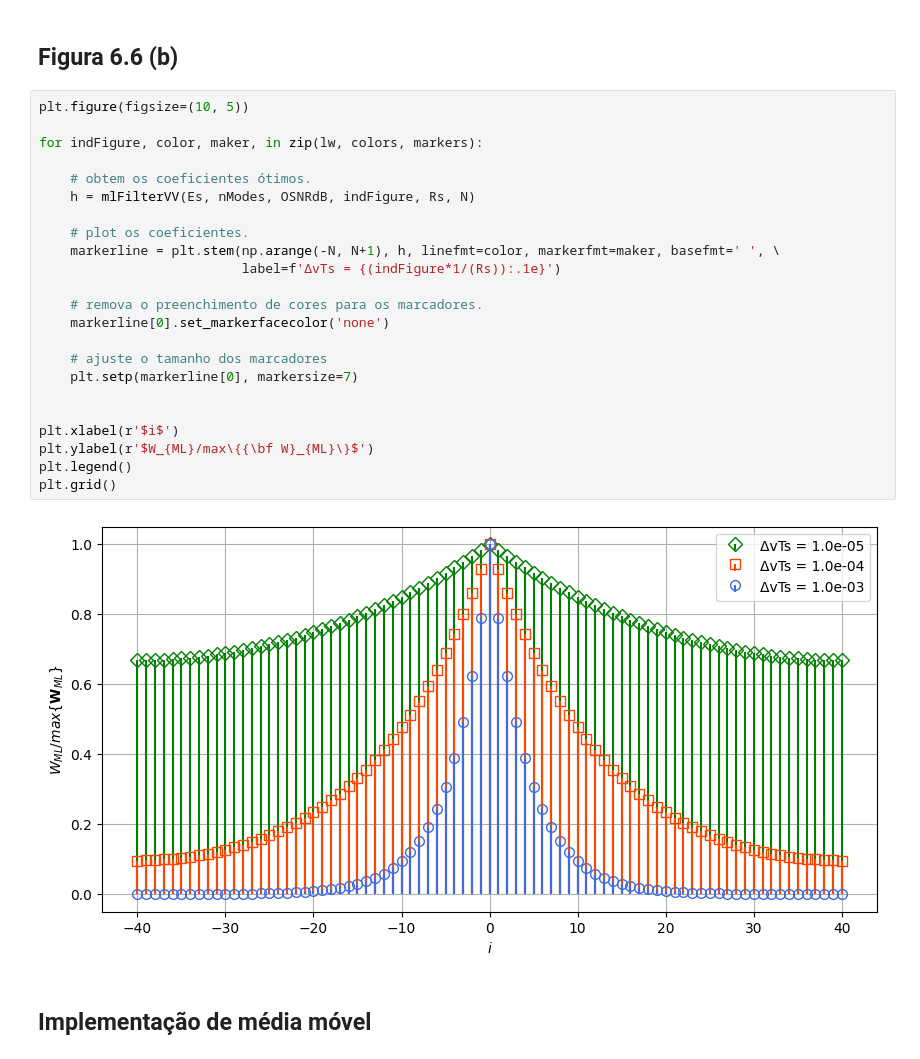
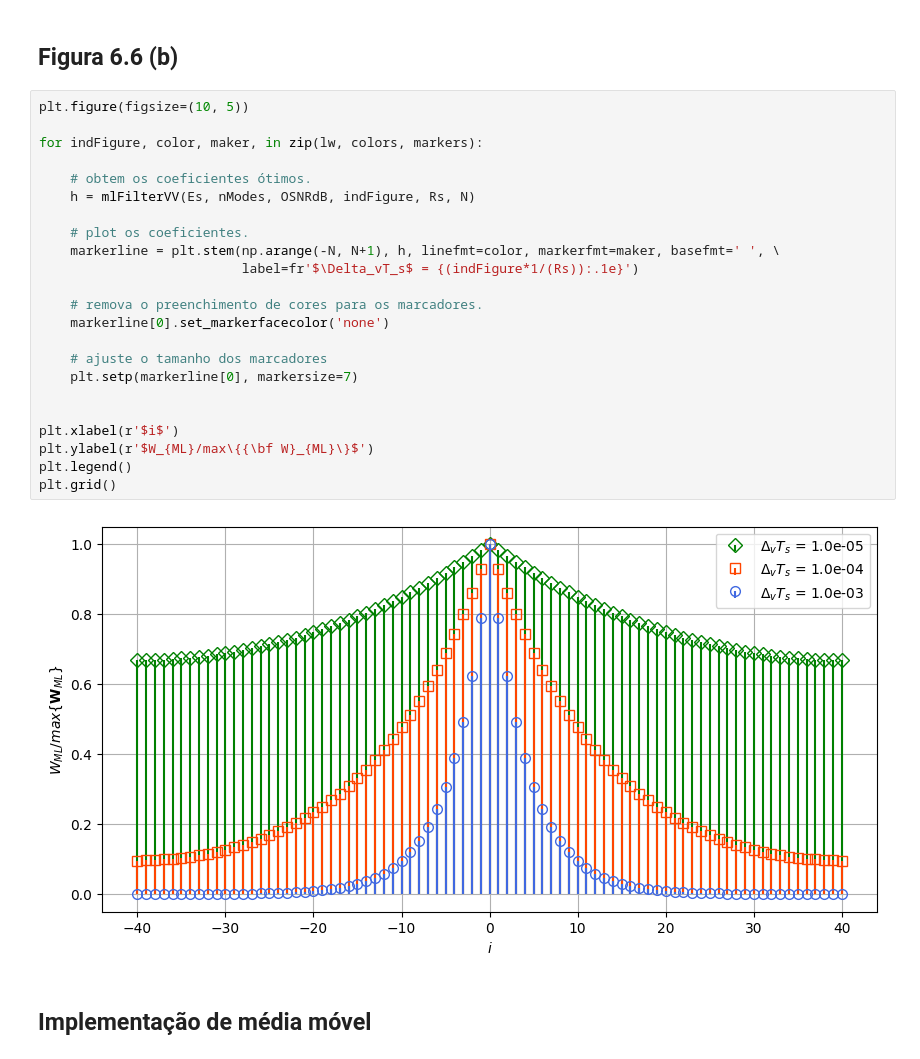
Before and after one commit to silasabs/CoherentOptics, a Jupyter notebook: Jupyter/Carrier Recovery.ipynb, the cells around one changed output. Saved outputs shown, nothing was run; the diff lists cells and outputs as text.

```diff
--- a/Jupyter/Carrier Recovery.ipynb
+++ b/Jupyter/Carrier Recovery.ipynb
@@ -323,28 +325,28 @@ markers = ['D', 's', 'o']
 # %%
 plt.figure(figsize=(10, 5))
 
 for indFigure, color, maker, in zip(lw, colors, markers):
 
     # obtem os coeficientes ótimos.
     h = mlFilterVV(Es, nModes, OSNRdB, indFigure, Rs, N)
 
     # plot os coeficientes.
     markerline = plt.stem(np.arange(-N, N+1), h, linefmt=color, markerfmt=maker, basefmt=' ', \
-                          label=f'ΔvTs = {(indFigure*1/(Rs)):.1e}')
+                          label=fr'$\Delta_vT_s$ = {(indFigure*1/(Rs)):.1e}')
 
     # remova o preenchimento de cores para os marcadores.
     markerline[0].set_markerfacecolor('none')
 
     # ajuste o tamanho dos marcadores
     plt.setp(markerline[0], markersize=7)
 
 
 plt.xlabel(r'$i$')
 plt.ylabel(r'$W_{ML}/max\{{\bf W}_{ML}\}$')
 plt.legend()
 plt.grid()
 # %% [output]
-[figure, old version]
+[figure, new version]
 # %% [markdown]
 ## Implementação de média móvel
 # %%
```
Also changed, not shown: parts of 2 cells of this notebook.
